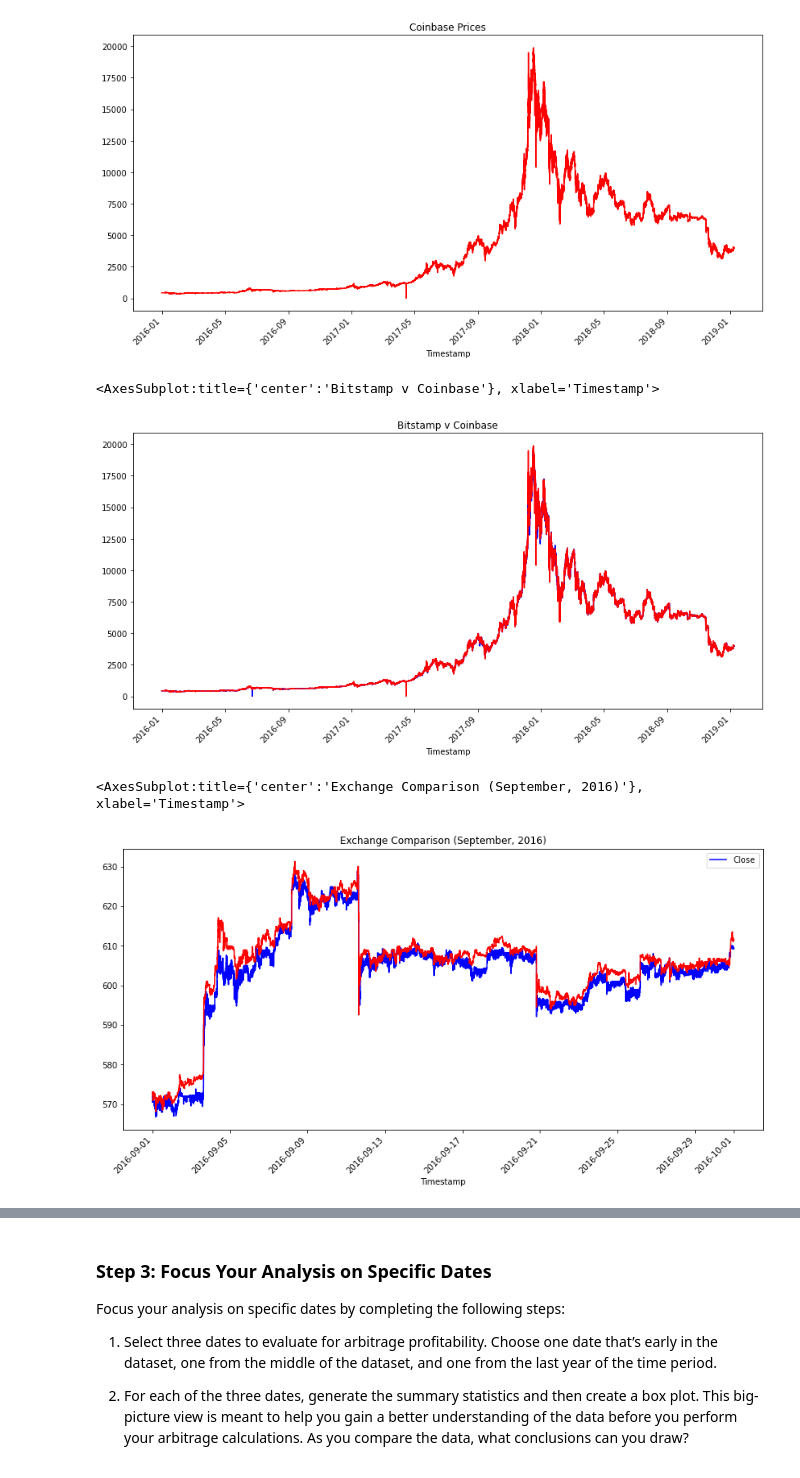
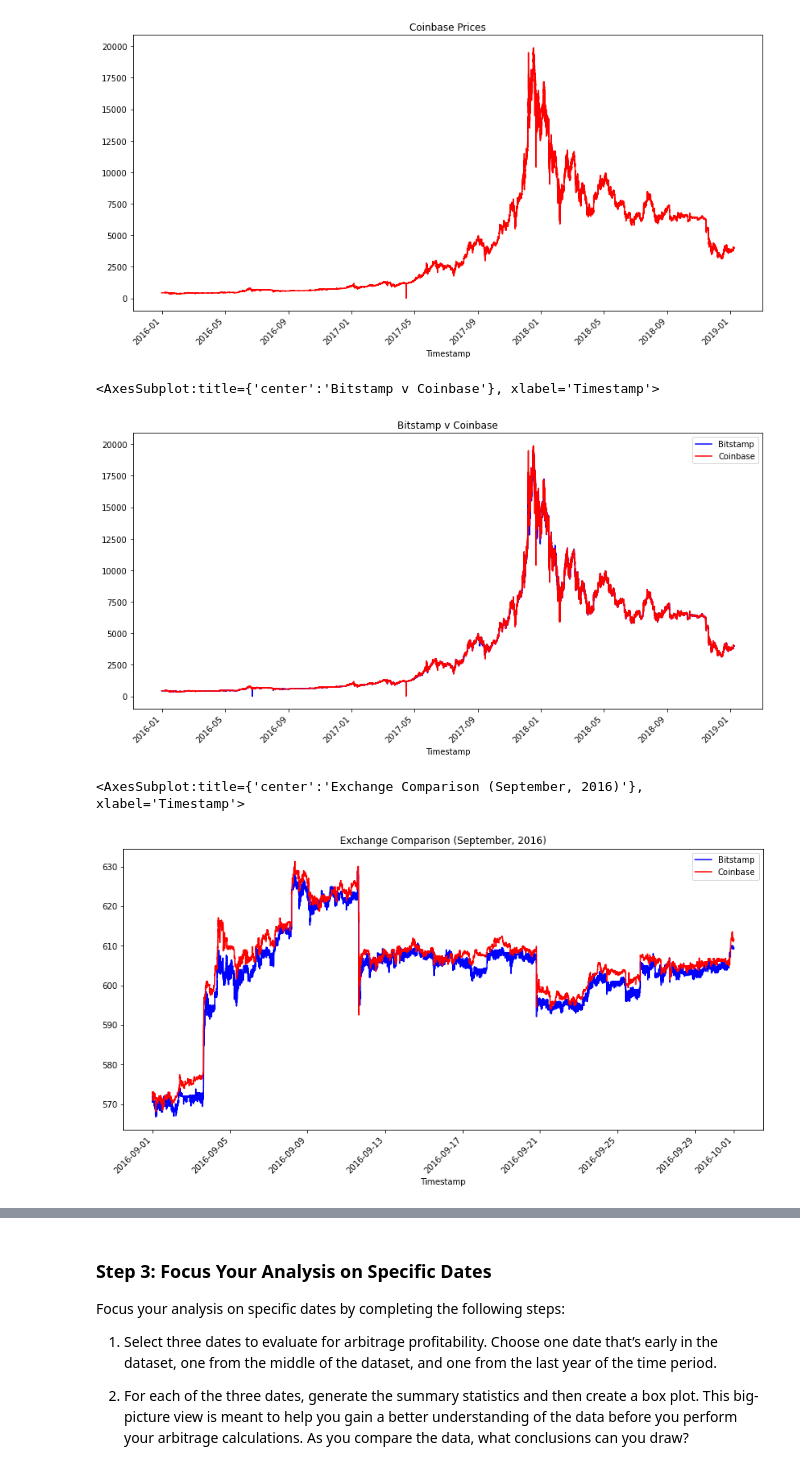
Before and after one commit to coronado212/bitcoin_arbitrage_analysis_3, a Jupyter notebook: crypto_arbitrage.ipynb, the cells around one changed output, grey strips where cells are left out. Cells and saved outputs as stored; diff of their text form; code cells hidden in the pictures.

Commit message:
exchange comparison plots

```diff
--- a/crypto_arbitrage.ipynb
+++ b/crypto_arbitrage.ipynb
@@ -329,22 +329,22 @@ coinbase_sliced.plot(kind="line", title="Coinbase Prices", figsize=(14,7), rot=4
 # %%
 # Overlay the visualizations for the bitstamp and coinbase DataFrames in one plot
 # The plot should visualize the prices over the full lenth of the dataset
-bitstamp_sliced.plot(figsize=(14,7), rot=45, color="blue", title="Bitstamp v Coinbase")
-coinbase_sliced.plot(figsize=(14,7), rot=45, color="red")
+bitstamp_sliced.plot(legend=True, figsize=(14,7), rot=45, color="blue", title="Bitstamp v Coinbase", label="Bitstamp")
+coinbase_sliced.plot(legend=True, figsize=(14,7), rot=45, color="red", label="Coinbase")
 # %% [output]
 <AxesSubplot:title={'center':'Bitstamp v Coinbase'}, xlabel='Timestamp'>
-[figure, old version]
+[figure, new version]
 # %%
 # Using the loc and plot functions, create an overlay plot that visualizes
 # the price action of both DataFrames for a one month period early in the dataset
 # Be sure to include the parameters: legend, figure size, title, and color and label
 bitstamp_monthly_data = bitstamp_sliced.loc['2016-09-01':'2016-09-30']
 coinbase_monthly_data = coinbase_sliced.loc['2016-09-01':'2016-09-30']
-bitstamp_monthly_data.plot(figsize=(14,7), rot=45, color="blue", title= "Exchange Comparison (September, 2016)", legend = True)
-coinbase_monthly_data.plot(figsize=(14,7), rot=45, color="red")
+bitstamp_monthly_data.plot(legend=True, figsize=(14,7), rot=45, color="blue", title= "Exchange Comparison (September, 2016)", label="Bitstamp")
+coinbase_monthly_data.plot(legend=True, figsize=(14,7), rot=45, color="red", label="Coinbase")
 # %% [output]
 <AxesSubplot:title={'center':'Exchange Comparison (September, 2016)'}, xlabel='Timestamp'>
-[figure, old version]
+[figure, new version]
 # %%
 # Using the loc and plot functions, create an overlay plot that visualizes
 # the price action of both DataFrames for a one month period later in the dataset
```
Also changed, not shown: parts of 2 cells of this notebook.
